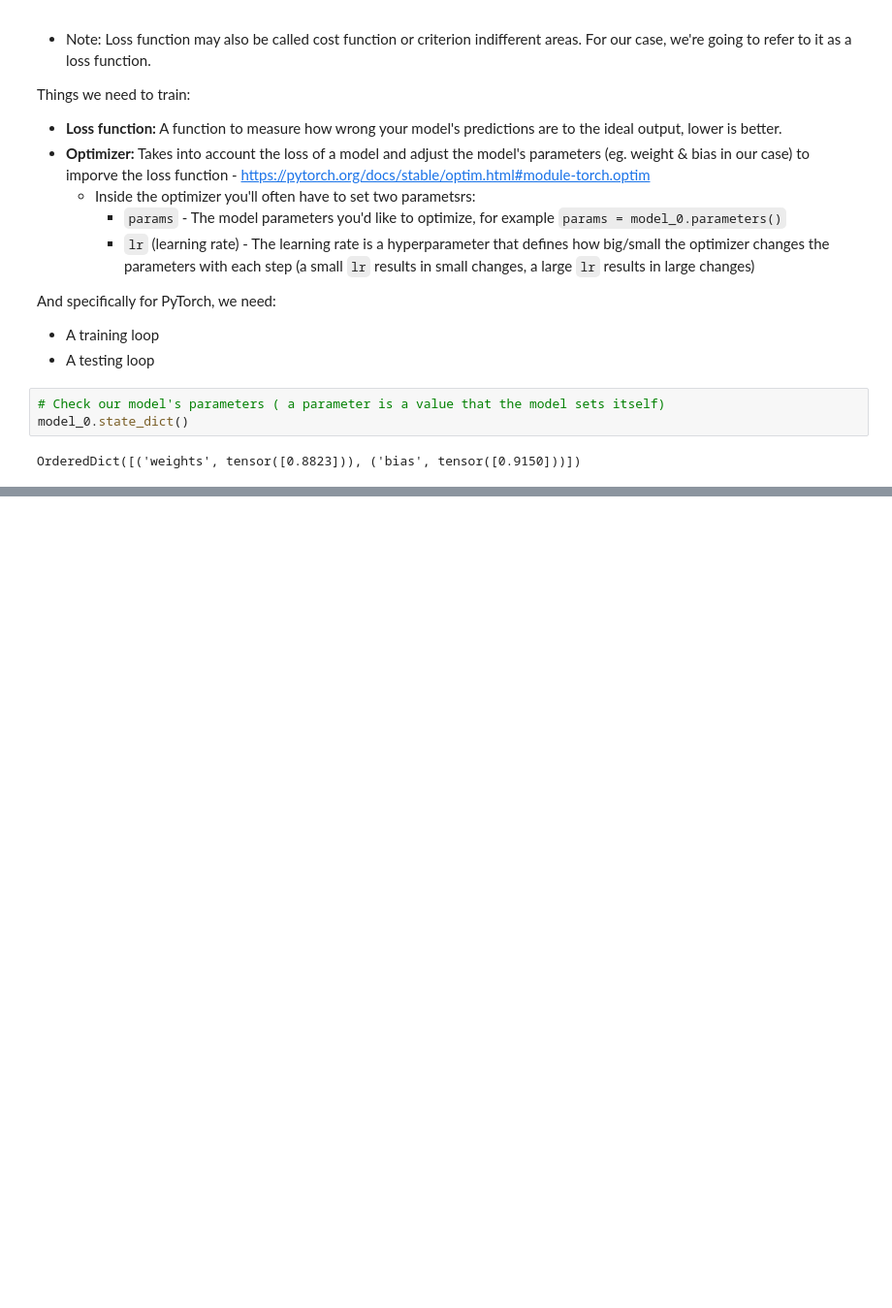
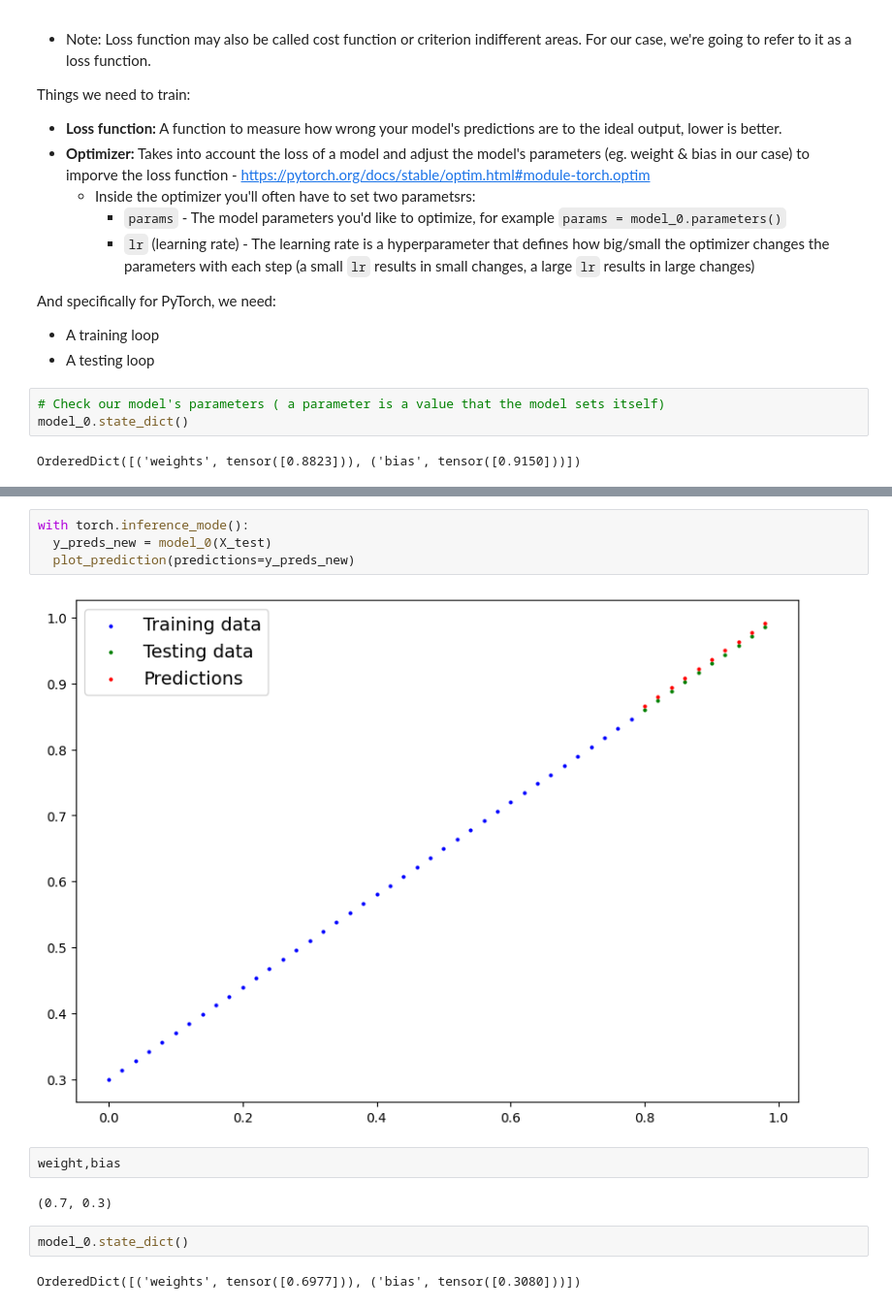
Before and after one commit to manusmriti31/Learning_PyTorch, a Jupyter notebook: Video notebooks/01_pytorch_workflow_video.ipynb, the cells around one changed output, grey strips where cells are left out. Shown at 97% size. Drawn from its saved outputs; the diff is of its cells as text; blank space fills up the shorter version.

```diff
--- a/Video notebooks/01_pytorch_workflow_video.ipynb
+++ b/Video notebooks/01_pytorch_workflow_video.ipynb
@@ -270,0 +385,14 @@ optimizer = torch.optim.SGD(params = model_0.parameters(), lr = 0.001)
+# %%
+with torch.inference_mode():
+  y_preds_new = model_0(X_test)
+  plot_prediction(predictions=y_preds_new)
+# %% [output]
+[figure, added]
+# %%
+weight,bias
+# %% [output]
+(0.7, 0.3)
+# %%
+model_0.state_dict()
+# %% [output]
+OrderedDict([('weights', tensor([0.6977])), ('bias', tensor([0.3080]))])
```
Also changed, not shown: parts of 42 cells of this notebook.
